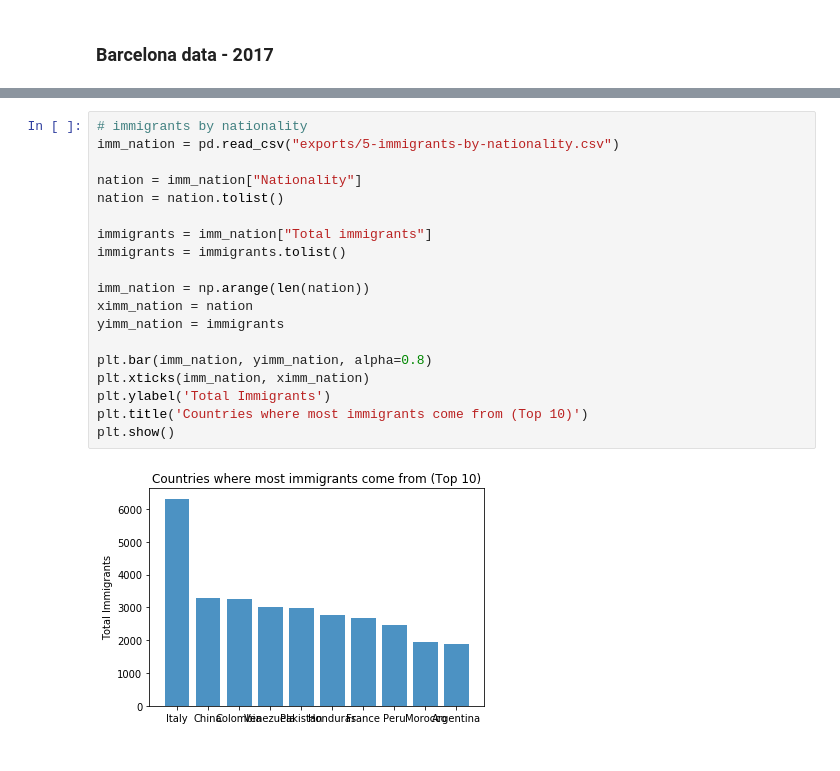
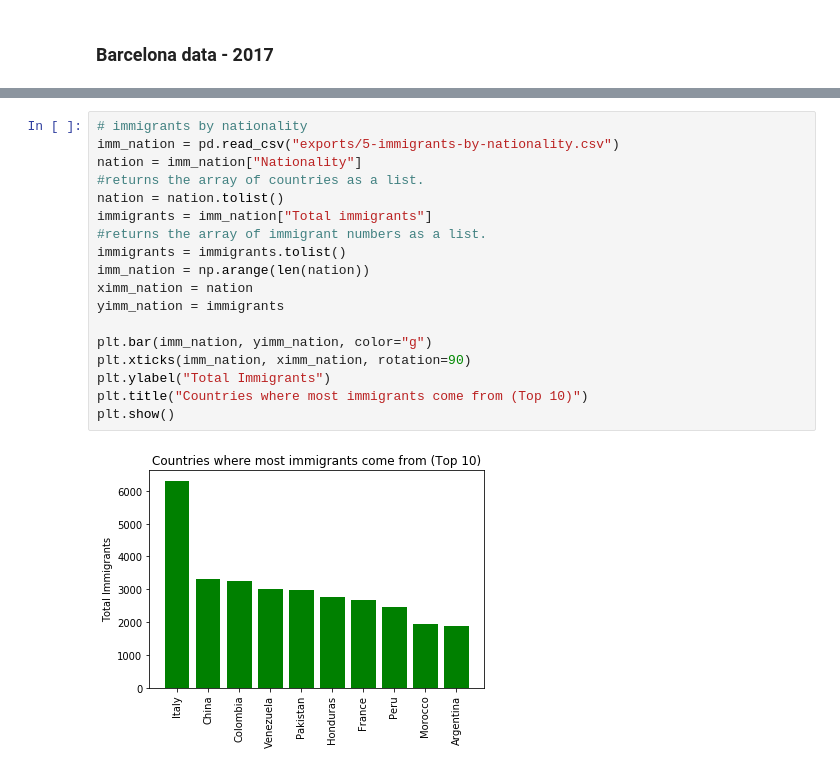
Before and after one commit to manieshablakey/barcelona-demographics, a Jupyter notebook: barcelona data.ipynb, the cells around one changed output, grey strips where cells are left out. Cells and saved outputs as stored; diff of their text form.

```diff
--- a/barcelona data.ipynb
+++ b/barcelona data.ipynb
@@ -57,21 +91,20 @@ plt.show()
 # %%
 # immigrants by nationality
 imm_nation = pd.read_csv("exports/5-immigrants-by-nationality.csv")
-
 nation = imm_nation["Nationality"]
+#returns the array of countries as a list.
 nation = nation.tolist()
-
 immigrants = imm_nation["Total immigrants"]
+#returns the array of immigrant numbers as a list.
 immigrants = immigrants.tolist()
-
 imm_nation = np.arange(len(nation))
 ximm_nation = nation
 yimm_nation = immigrants
 
-plt.bar(imm_nation, yimm_nation, alpha=0.8)
-plt.xticks(imm_nation, ximm_nation)
-plt.ylabel('Total Immigrants')
-plt.title('Countries where most immigrants come from (Top 10)')
+plt.bar(imm_nation, yimm_nation, color="g")
+plt.xticks(imm_nation, ximm_nation, rotation=90)
+plt.ylabel("Total Immigrants")
+plt.title("Countries where most immigrants come from (Top 10)")
 plt.show()
 # %% [output]
-[figure, old version]
+[figure, new version]
```
Also changed, not shown: parts of 21 cells of this notebook.
